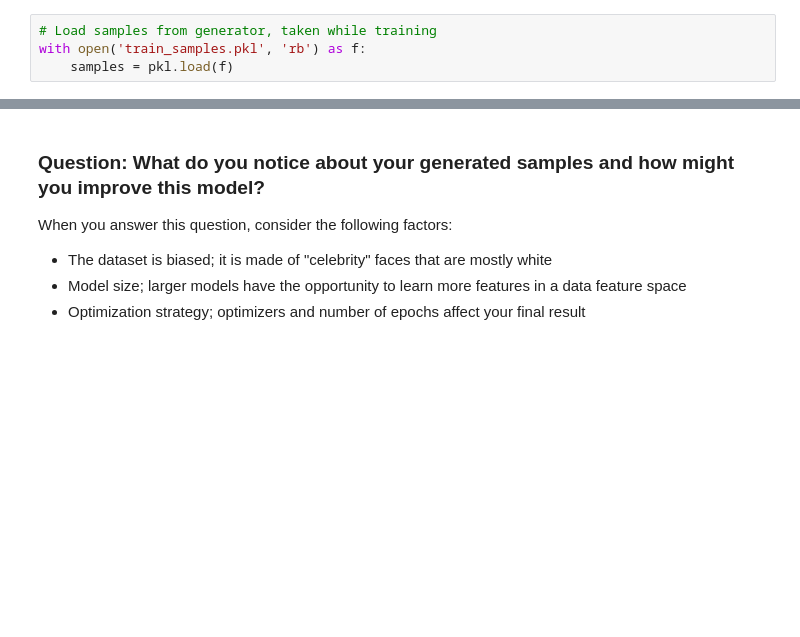
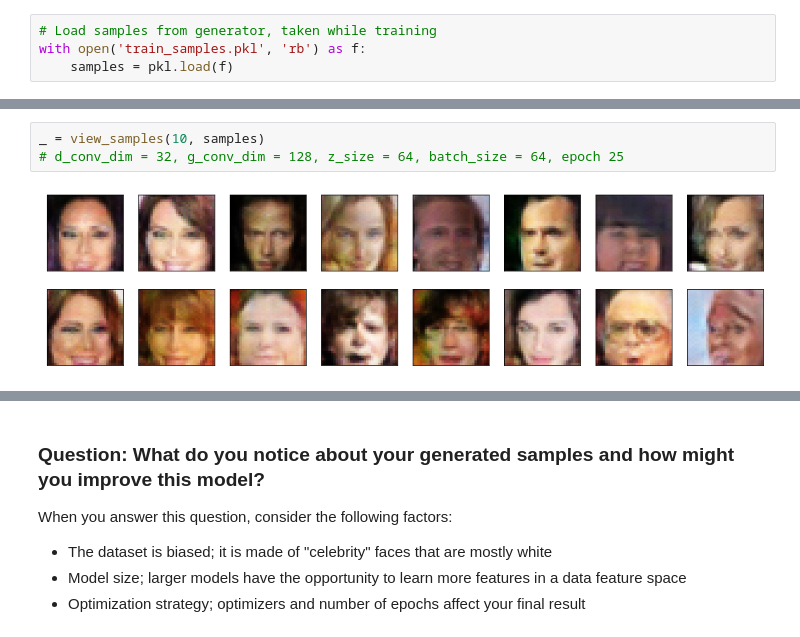
Before and after one commit to siddish-reddy/Deep-Learning-with-PyTorch, a Jupyter notebook: dlnd_face_generation.ipynb, the cells around one changed output, grey strips where cells are left out. Saved outputs shown, nothing was run; the diff lists cells and outputs as text; blank space fills up the shorter version.

```diff
--- a/dlnd_face_generation.ipynb
+++ b/dlnd_face_generation.ipynb
@@ -635,0 +721,5 @@ _ = view_samples(-1, samples)
+# %%
+_ = view_samples(10, samples)
+# d_conv_dim = 32, g_conv_dim = 128, z_size = 64, batch_size = 64, epoch 25
+# %% [output]
+[figure, added]
```
Also changed, not shown: parts of 18 cells of this notebook.
